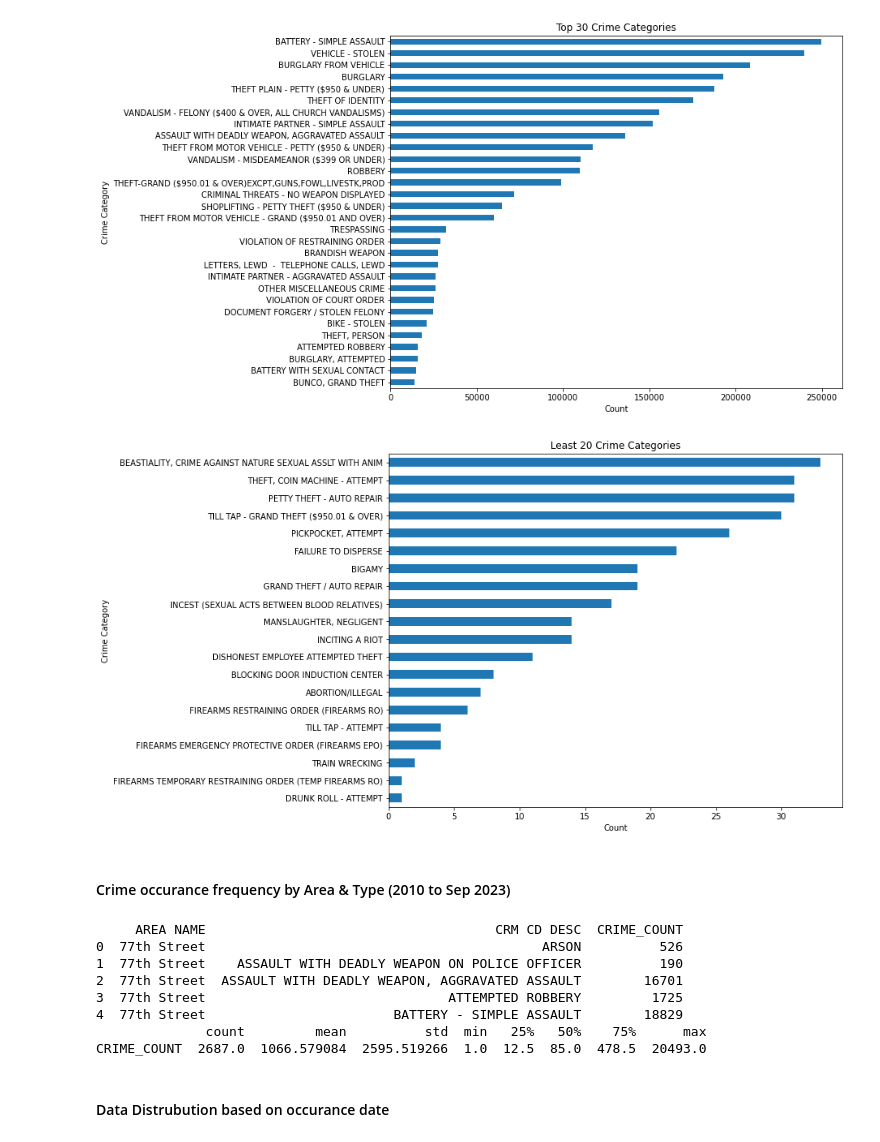
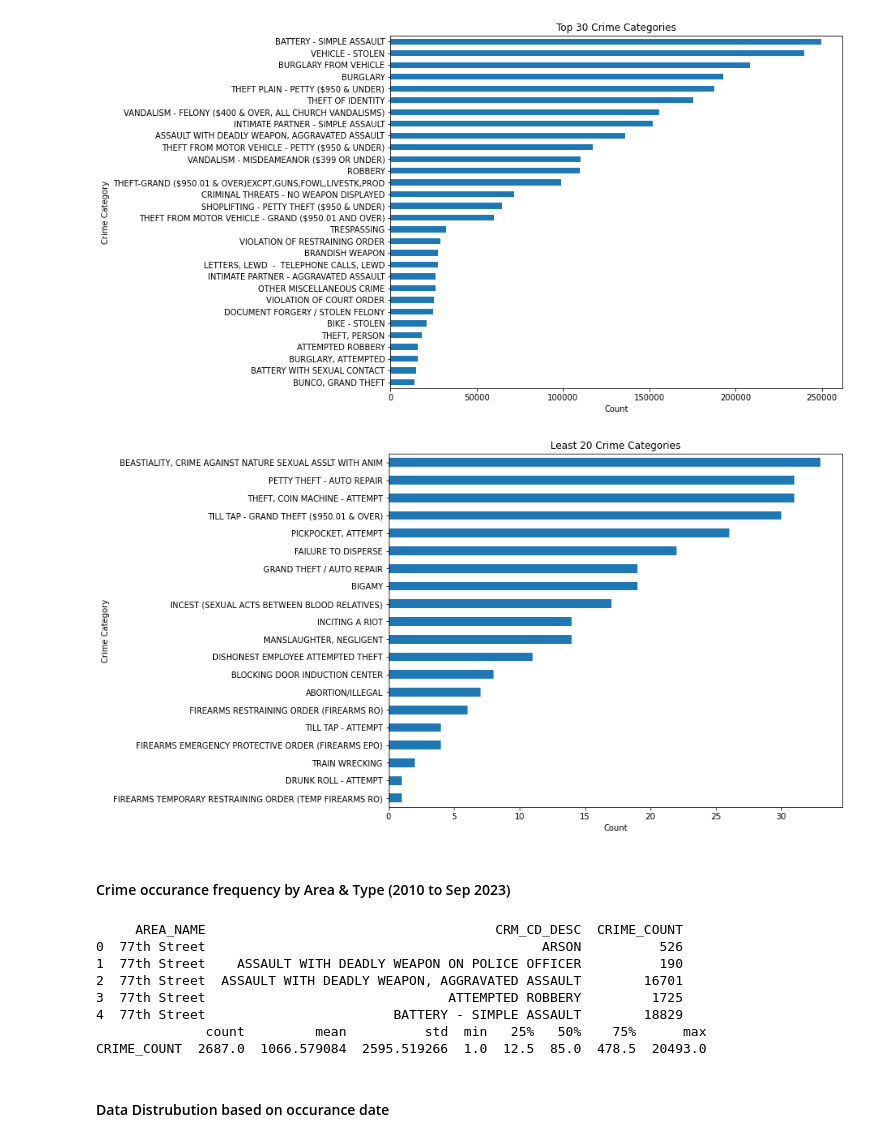
Before and after one commit to thikyi/DataScienceCapstone2, a Jupyter notebook: notebooks/Data Wrangling.ipynb, the cells around one changed output. Cells and saved outputs as stored; diff of their text form; code cells hidden in the pictures.

```diff
--- a/notebooks/Data Wrangling.ipynb
+++ b/notebooks/Data Wrangling.ipynb
@@ -145,0 +150,3 @@ crime_data= crime_data.drop_duplicates(keep='last')
+# %%
+# Replace spaces with underscores
+crime_data.columns = [col.replace(' ', '_') for col in crime_data.columns]
@@ -146,3 +155,12 @@ crime_data= crime_data.drop_duplicates(keep='last')
+# %%
+# Sort DataFrame by date column
+crime_data = crime_data.sort_values(by='DATE_OCC')
+
+# Reset index if needed
+crime_data = crime_data.reset_index(drop=True)
+
+# Add index+1 as ID column
+crime_data['ID'] = crime_data.index + 1
 # %%
 crime_data.info()
 # %% [output]
@@ -253,30 +271,30 @@ plt.show()
 [figure]
 # %%
 # Get the least crime categories by value counts
-least_20_crimes = crime_data['CRM CD DESC'].value_counts().tail(20)
+least_20_crimes = crime_data['CRM_CD_DESC'].value_counts().tail(20)
 
 # Create the bar graph
 plt.figure(figsize=(10, 8))  # Adjust the figure size if needed
 least_20_crimes.plot(kind='barh')
 plt.xlabel('Count')
 plt.ylabel('Crime Category')
 plt.title('Least 20 Crime Categories')
 plt.gca().invert_yaxis()  # Invert the y-axis to show the most frequent crimes at the top
 plt.show()
 # %% [output]
-[figure, old version]
+[figure, new version]
 # %% [markdown]
 #### Crime occurance frequency by Area & Type (2010 to Sep 2023)
 # %%
 #Code task 14#
 # Calculate  count of crime type by area sort by the average of the two
 
-crime_area_type_count = crime_data.groupby(['AREA NAME', 'CRM CD DESC']).size().reset_index(name='CRIME_COUNT')
+crime_area_type_count = crime_data.groupby(['AREA_NAME', 'CRM_CD_DESC']).size().reset_index(name='CRIME_COUNT')
 sorted_crime_area_type_count = crime_area_type_count.sort_values(by='CRIME_COUNT', ascending=False)
 print(crime_area_type_count.head(5))
 print(crime_area_type_count.describe().T)
 # %% [output]
-     AREA NAME                                     CRM CD DESC  CRIME_COUNT
+     AREA_NAME                                     CRM_CD_DESC  CRIME_COUNT
 0  77th Street                                           ARSON          526
 1  77th Street    ASSAULT WITH DEADLY WEAPON ON POLICE OFFICER          190
 2  77th Street  ASSAULT WITH DEADLY WEAPON, AGGRAVATED ASSAULT        16701
```
Also changed, not shown: parts of 19 cells of this notebook, 4 other files.
